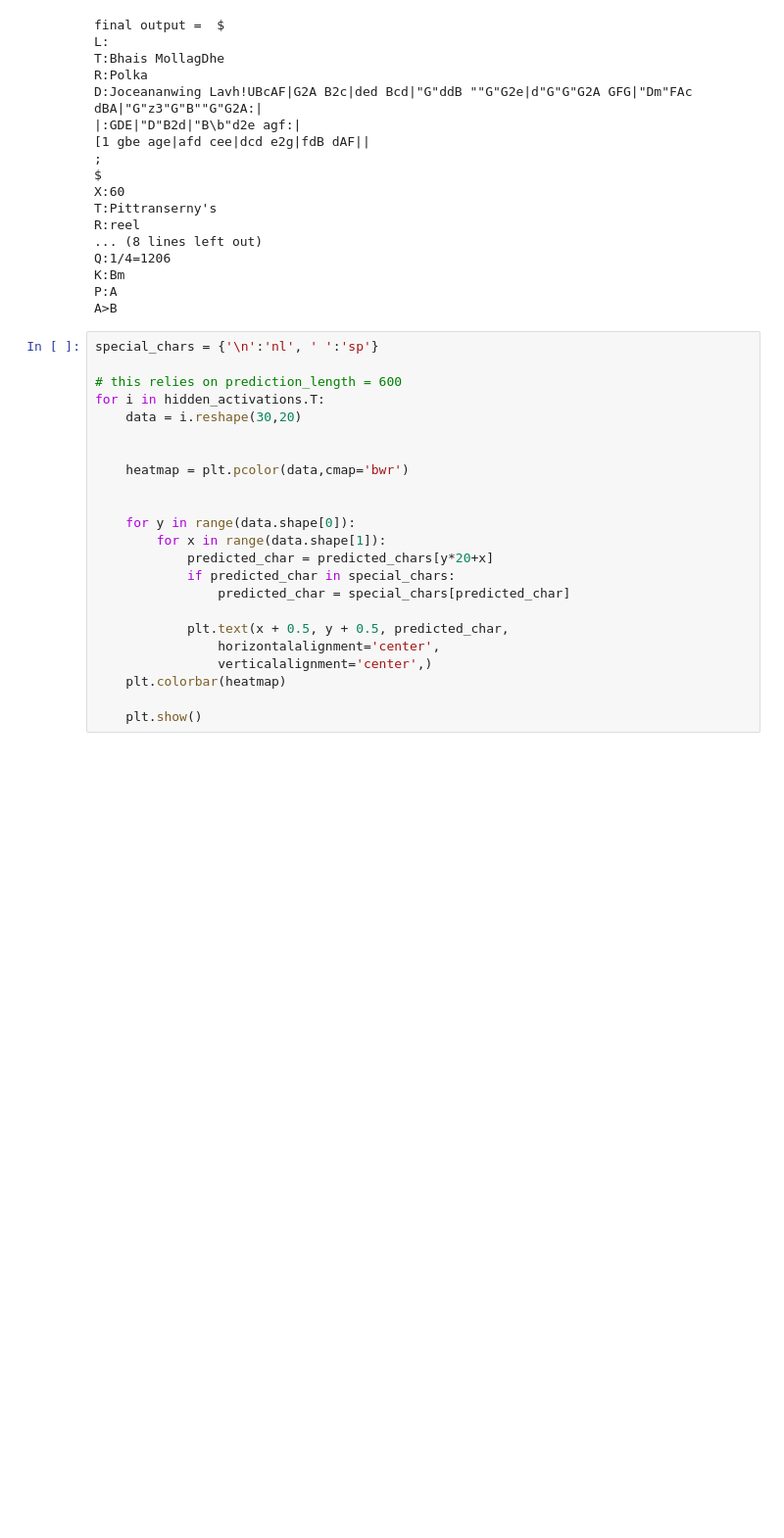
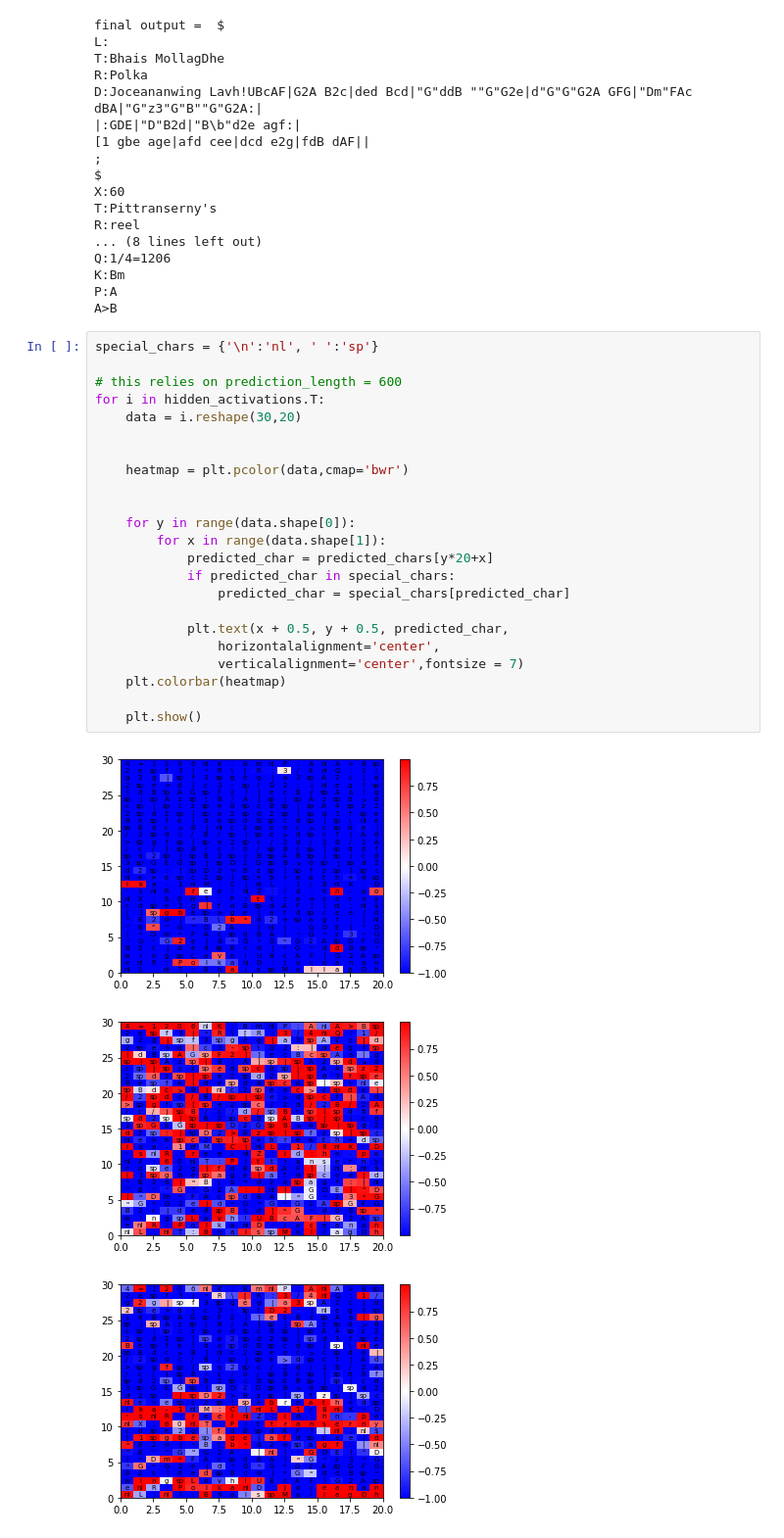
Before and after one commit to ltindall/cse253_pa4, a Jupyter notebook: code/main.ipynb, the cells around one changed output. Shown: that part at 98% size. Cells and saved outputs as stored; diff of their text form; blank space fills up the shorter version.

```diff
--- a/code/main.ipynb
+++ b/code/main.ipynb
@@ -81,23 +81,27 @@ A>B
 # %%
 special_chars = {'\n':'nl', ' ':'sp'}
 
 # this relies on prediction_length = 600
 for i in hidden_activations.T:
     data = i.reshape(30,20)
 
 
     heatmap = plt.pcolor(data,cmap='bwr')
 
 
     for y in range(data.shape[0]):
         for x in range(data.shape[1]):
             predicted_char = predicted_chars[y*20+x]
             if predicted_char in special_chars:
                 predicted_char = special_chars[predicted_char]
 
             plt.text(x + 0.5, y + 0.5, predicted_char,
                 horizontalalignment='center',
-                verticalalignment='center',)
+                verticalalignment='center',fontsize = 7)
     plt.colorbar(heatmap)
 
     plt.show()
+# %% [output]
+[figure, added]
+[figure, added]
+[figure, added]
```
Also changed, not shown: parts of 1 cell of this notebook.
